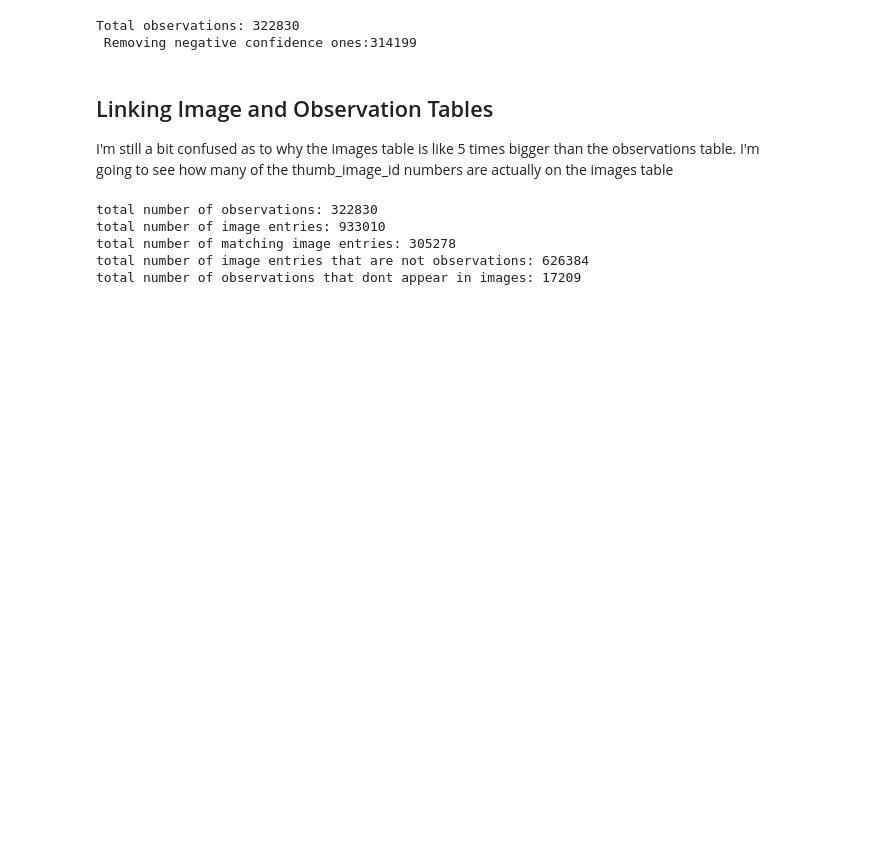
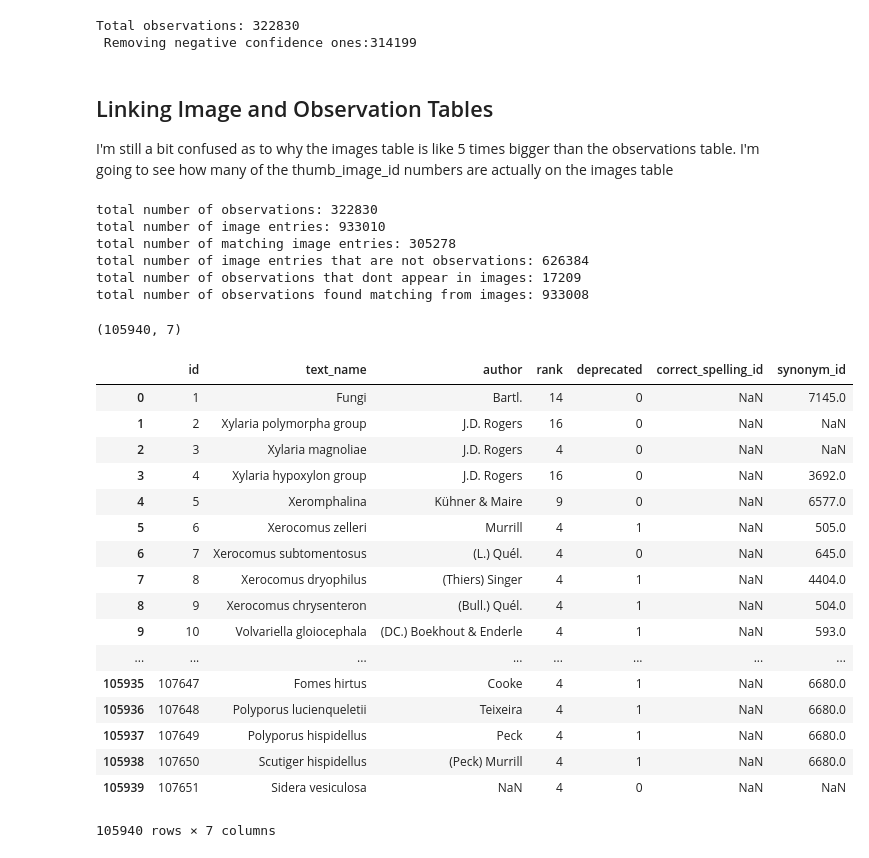
Before and after one commit to pablo-martin/Mushroom-Hikes, a Jupyter notebook: notebooks/Mushroom Observer EDA.ipynb, the cells around one changed output. Cells and saved outputs as stored; diff of their text form; code cells hidden in the pictures; blank space fills up the shorter version.

```diff
--- a/notebooks/Mushroom Observer EDA.ipynb
+++ b/notebooks/Mushroom Observer EDA.ipynb
@@ -7,7 +7,8 @@ import numpy as np
 import pandas as pd
 import matplotlib.pyplot as plt
 # %%
-table_dir = '../MO_tables/'
+base_dir = os.environ['HOME'] + '/python/Mushroom_Classifier/'
+table_dir = base_dir + 'MO_tables/'
 
 observations = pd.read_csv(table_dir + 'observations.csv', sep='\t')
 images = pd.read_csv(table_dir + 'images.csv', sep='\t')
@@ -168,6 +176,10 @@ print('total number of image entries that are not observations: %i' \
 print('total number of observations that dont appear in images: %i' \
                                  %len(appears_only_in_observations))
 
+#the other direction might clear stuff up
+print('total number of observations found matching from images: %i' \
+        %sum([w in observations_in_obs for w in images.observation_id]))
+
 urls = generate_url_image_API(appears_only_in_observations[:10])
 download_pictures(urls)
 # %% [output]
@@ -176,3 +188,27 @@ total number of image entries: 933010
 total number of matching image entries: 305278
 total number of image entries that are not observations: 626384
 total number of observations that dont appear in images: 17209
+total number of observations found matching from images: 933008
+# %%
+print names.shape
+display(names)
+# %% [output]
+(105940, 7)
+|  | id | text_name | author | rank | deprecated | correct_spelling_id | synonym_id |
+| 0 | 1 | Fungi | Bartl. | 14 | 0 | NaN | 7145.0 |
+| 1 | 2 | Xylaria polymorpha group | J.D. Rogers | 16 | 0 | NaN | NaN |
+| 2 | 3 | Xylaria magnoliae | J.D. Rogers | 4 | 0 | NaN | NaN |
+| 3 | 4 | Xylaria hypoxylon group | J.D. Rogers | 16 | 0 | NaN | 3692.0 |
+| 4 | 5 | Xeromphalina | Kühner & Maire | 9 | 0 | NaN | 6577.0 |
+| 5 | 6 | Xerocomus zelleri | Murrill | 4 | 1 | NaN | 505.0 |
+| 6 | 7 | Xerocomus subtomentosus | (L.) Quél. | 4 | 0 | NaN | 645.0 |
+| 7 | 8 | Xerocomus dryophilus | (Thiers) Singer | 4 | 1 | NaN | 4404.0 |
+| 8 | 9 | Xerocomus chrysenteron | (Bull.) Quél. | 4 | 1 | NaN | 504.0 |
+| 9 | 10 | Volvariella gloiocephala | (DC.) Boekhout & Enderle | 4 | 1 | NaN | 593.0 |
+| ... | ... | ... | ... | ... | ... | ... | ... |
+| 105935 | 107647 | Fomes hirtus | Cooke | 4 | 1 | NaN | 6680.0 |
+| 105936 | 107648 | Polyporus lucienqueletii | Teixeira | 4 | 1 | NaN | 6680.0 |
+| 105937 | 107649 | Polyporus hispidellus | Peck | 4 | 1 | NaN | 6680.0 |
+| 105938 | 107650 | Scutiger hispidellus | (Peck) Murrill | 4 | 1 | NaN | 6680.0 |
+| 105939 | 107651 | Sidera vesiculosa | NaN | 4 | 0 | NaN | NaN |
+105940 rows × 7 columns
```
Also changed, not shown: parts of 19 cells of this notebook, 3 other files.
